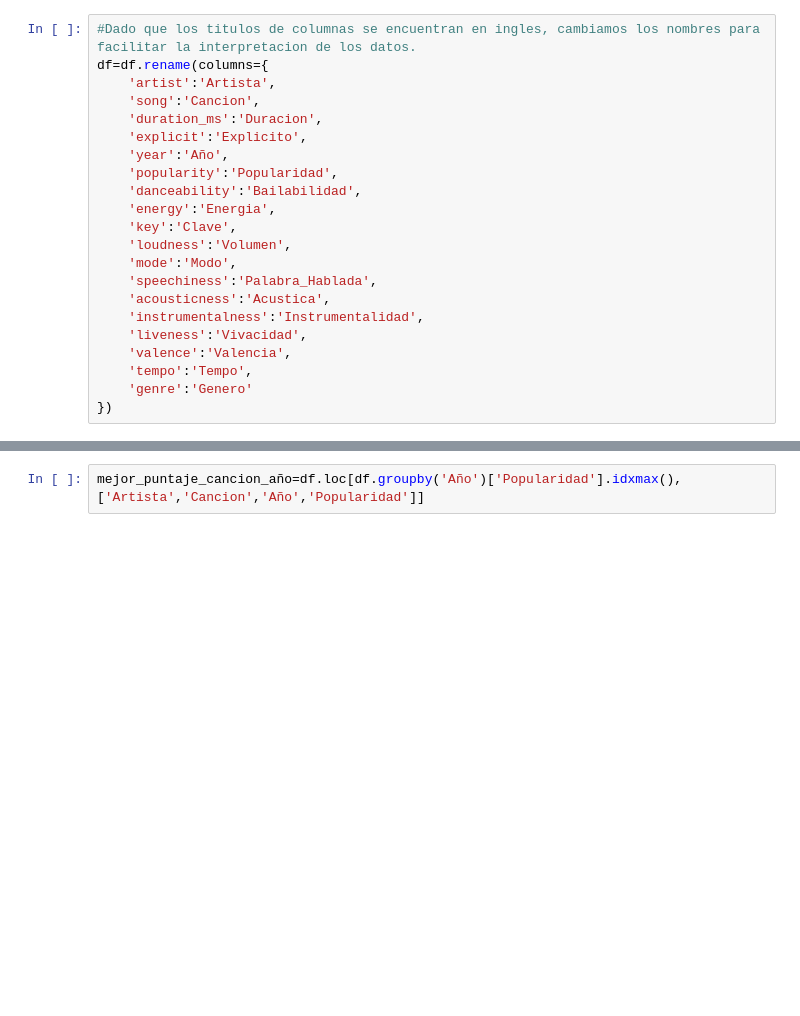
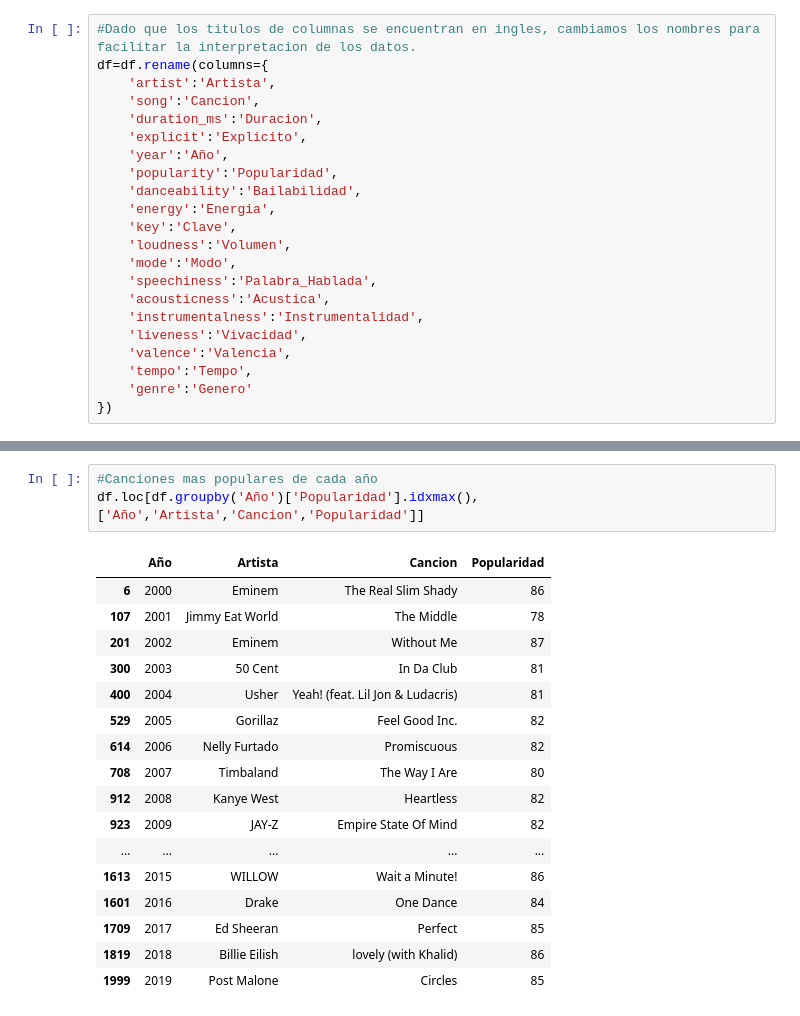
Before and after one commit to MarceloGustavoCordoba/Proyecto2023GrupoCCCC, a Jupyter notebook: MarceloCordoba.ipynb, the cells around one changed output, grey strips where cells are left out. Saved outputs shown, nothing was run; the diff lists cells and outputs as text; blank space fills up the shorter version.

```diff
--- a/MarceloCordoba.ipynb
+++ b/MarceloCordoba.ipynb
@@ -98,2 +76,21 @@ df.sort_values(by=['Año','Popularidad'],ascending=(True,True))
 # %%
-mejor_puntaje_cancion_año=df.loc[df.groupby('Año')['Popularidad'].idxmax(),['Artista','Cancion','Año','Popularidad']]
+#Canciones mas populares de cada año
+df.loc[df.groupby('Año')['Popularidad'].idxmax(),['Año','Artista','Cancion','Popularidad']]
+# %% [output]
+|  | Año | Artista | Cancion | Popularidad |
+| 6 | 2000 | Eminem | The Real Slim Shady | 86 |
+| 107 | 2001 | Jimmy Eat World | The Middle | 78 |
+| 201 | 2002 | Eminem | Without Me | 87 |
+| 300 | 2003 | 50 Cent | In Da Club | 81 |
+| 400 | 2004 | Usher | Yeah! (feat. Lil Jon & Ludacris) | 81 |
+| 529 | 2005 | Gorillaz | Feel Good Inc. | 82 |
+| 614 | 2006 | Nelly Furtado | Promiscuous | 82 |
+| 708 | 2007 | Timbaland | The Way I Are | 80 |
+| 912 | 2008 | Kanye West | Heartless | 82 |
+| 923 | 2009 | JAY-Z | Empire State Of Mind | 82 |
+| ... | ... | ... | ... | ... |
+| 1613 | 2015 | WILLOW | Wait a Minute! | 86 |
+| 1601 | 2016 | Drake | One Dance | 84 |
+| 1709 | 2017 | Ed Sheeran | Perfect | 85 |
+| 1819 | 2018 | Billie Eilish | lovely (with Khalid) | 86 |
+| 1999 | 2019 | Post Malone | Circles | 85 |
```
Also changed, not shown: parts of 10 cells of this notebook.
